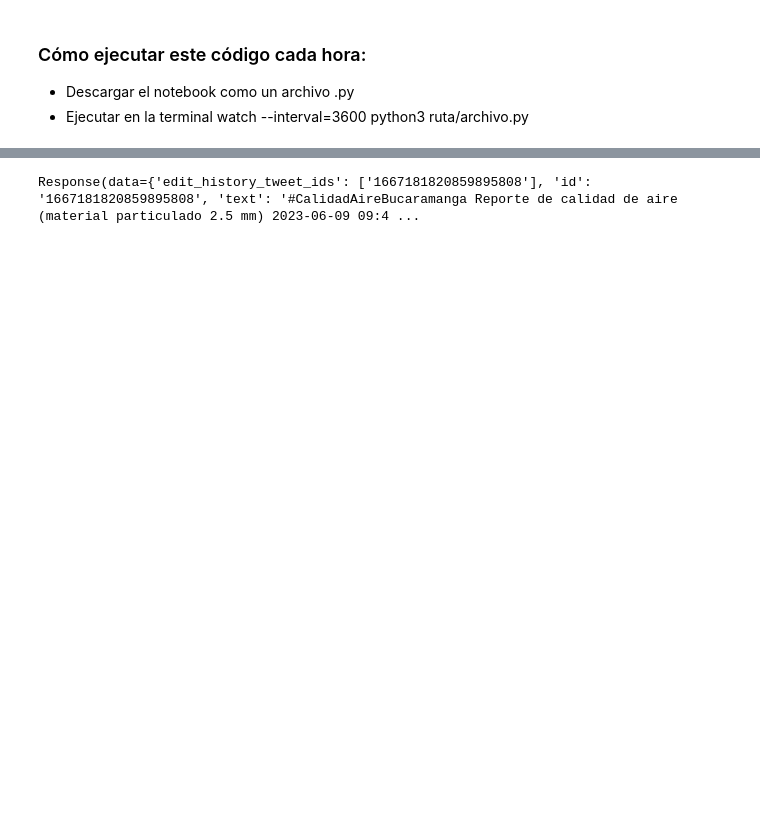
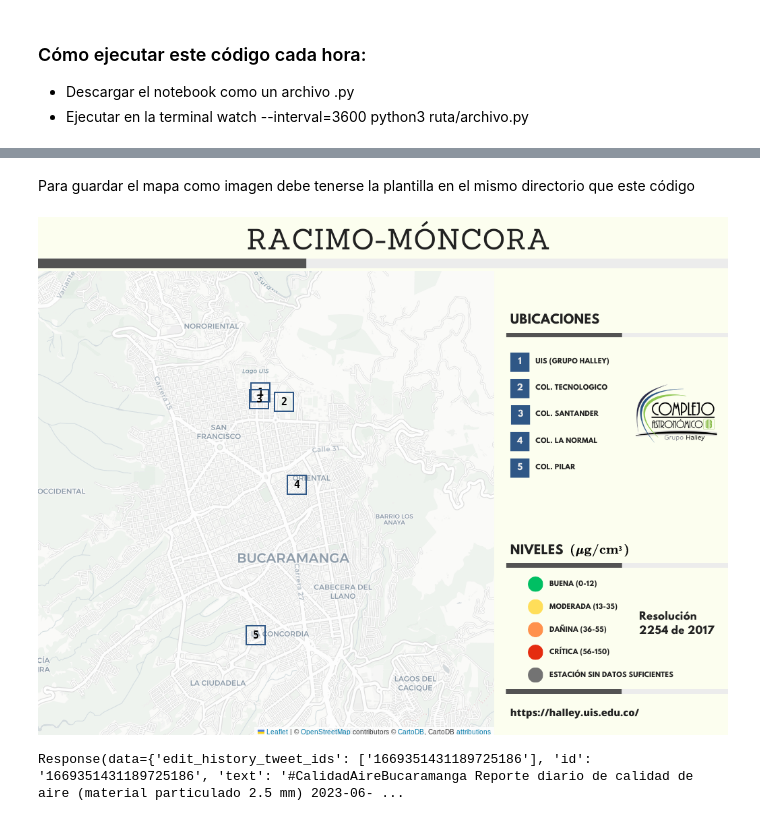
Before and after one commit to Jhosgun/BotAir, a Jupyter notebook: Bot_twitter/Bot_twitter.ipynb, the cells around one changed output, grey strips where cells are left out. Drawn from its saved outputs; the diff is of its cells as text; code cells hidden in the pictures; blank space fills up the shorter version.

```diff
--- a/Bot_twitter/Bot_twitter.ipynb
+++ b/Bot_twitter/Bot_twitter.ipynb
@@ -36,7 +38,7 @@ print(fechaFin,fechaInicio)
 # %%
 # Datos de Estaciones
-Estaciones = [('mE1_00004','Col. Tecnologico',7.1381572,-73.1180935),
-              ('mE1_00005','Col. Santander',7.1385332,-73.121327),
-              ('mE1_00006','Col. Pilar',7.108717813305484, -73.12173474310134),
-              ('mE1_00007','Col. Normal',7.1277056,-73.116534),
-              ('E2_00023','Grupo Halley',7.1393716,-73.1210968)]
+Estaciones = [('E2_00023','Grupo Halley',7.1393716,-73.1210968),
+            ('mE1_00004','Col. Tecnologico',7.1381572,-73.1180935),
+            ('mE1_00005','Col. Santander',7.1385332,-73.121327),
+            ('mE1_00007','Col. Normal',7.1277056,-73.116534),
+            ('mE1_00006','Col. Pilar',7.108717813305484, -73.12173474310134)]
@@ -135,28 +178,31 @@ bucaramanga_map
+# %% [markdown]
+Para guardar el mapa como imagen debe tenerse la plantilla en el mismo directorio que este código
 # %%
 # Convertir mapa a imagen
-bucaramanga_map.save('mapa.html')
-
+#bucaramanga_map.save('mapa.html')
+#bucaramanga_map2.save('mapa2.html')
 import io
 from PIL import Image
 
 img_data = bucaramanga_map._to_png(5)
+img_data2 = bucaramanga_map2._to_png(5)
 img = Image.open(io.BytesIO(img_data))
-img.save('mapa.png')
+img2 = Image.open(io.BytesIO(img_data2))
 
-plantilla = Image.open('plantilla.jpeg') # Debe añadirse manualmente en la plantilla las estaciones a mostrar
+
+plantilla = Image.open('plantilla.png') # Debe añadirse manualmente en la plantilla las estaciones a mostrar
 plantilla.paste(img,(0,80)) # Se une la imagen generada con la plantilla
+plantilla.save('mapa_full.png')
+plantilla.paste(img2,(0,80)) # Se une la imagen generada con la plantilla
+plantilla.save('mapa_full2.png')
 
-#new_image.save("images/merged_image.jpg","JPEG")
-#print(full_image.size)
 plantilla.show()
-
-plantilla.save('mapa_full.png')
 
 import os
 
-os.remove('mapa.png')
-os.remove('mapa.html')
 os.remove('geckodriver.log')
+# %% [output]
+[figure, added]
 # %%
 import tweepy
 
@@ -174,11 +220,13 @@ client = tweepy.Client(bearer_token, api_key, api_key_secret, access_token, acce
 auth = tweepy.OAuth1UserHandler(api_key, api_key_secret, access_token, access_token_secret)
 api = tweepy.API(auth)
 # %%
-tweet = f'''#CalidadAireBucaramanga Reporte de calidad de aire (material particulado 2.5 mm) {fechaFin} hora local.\n
+tweet = f'''#CalidadAireBucaramanga Reporte diario de calidad de aire (material particulado 2.5 mm) {fechaInicio[:10]}.\n
 Más información: https://class.redclara.net/halley/moncora/intro.html'''
 
 media = api.media_upload('mapa_full.png')
+media2 = api.media_upload('mapa_full2.png')
 
-client.create_tweet(text = tweet, media_ids=[media.media_id_string])
+
+client.create_tweet(text = tweet, media_ids=[media.media_id_string,media2.media_id_string])
 # %% [output]
-Response(data={'edit_history_tweet_ids': ['1667181820859895808'], 'id': '1667181820859895808', 'text': '#CalidadAireBucaramanga Reporte de calidad de aire (material particulado 2.5 mm) 2023-06-09 09:4 ...
+Response(data={'edit_history_tweet_ids': ['1669351431189725186'], 'id': '1669351431189725186', 'text': '#CalidadAireBucaramanga Reporte diario de calidad de aire (material particulado 2.5 mm) 2023-06- ...
```
Also changed, not shown: parts of 12 cells of this notebook, 3 other files.
